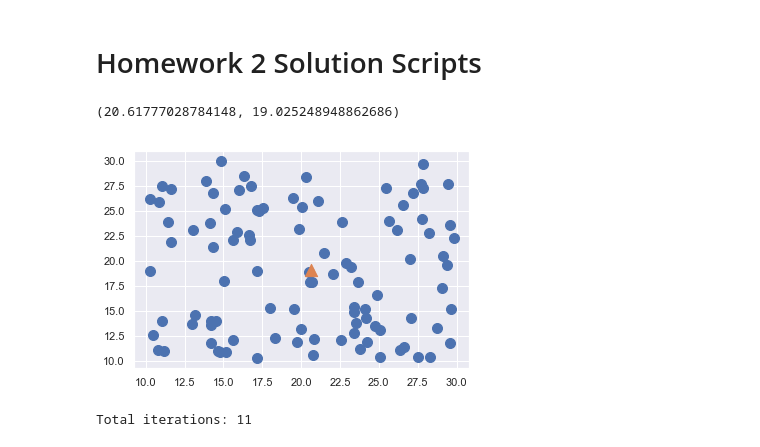
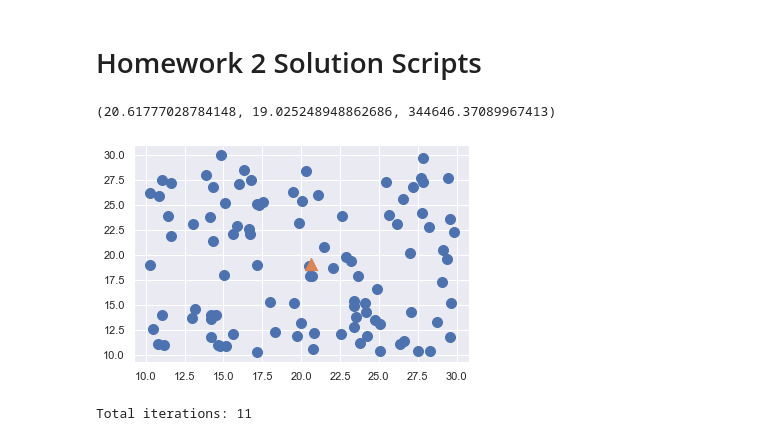
Before and after one commit to akinelden/ie440-homework2, a Jupyter notebook: HW2_scripts.ipynb, the cells around one changed output. Cells and saved outputs as stored; diff of their text form; code cells hidden in the pictures.

Commit message:
Added objective function value for squaredDistSolforSingle

```diff
--- a/HW2_scripts.ipynb
+++ b/HW2_scripts.ipynb
@@ -32,12 +32,20 @@ def squaredDistSolforSingle(H=[], A=[], C=[], m=41):
 # %%
 plt.scatter(A[:, 0], A[:, 1], s=np.size(A,axis=0))
 
-x1, x2 = squaredDistSolforSingle(H,A,C,41)
+m=41 # selected facility
+
+x1, x2 = squaredDistSolforSingle(H,A,C,m)
 plt.scatter(x1,x2, marker='^', s = 150)
-x1, x2
+
+# C[m,:]*H ->> cost for each consumer per unit distance
+# np.sum((A-[x1,x2])**2, axis=1) ->> squared distances of each consumer to facility m
+# objFuncValue ->> total of the multiplication of cost per dist and distances
+objFuncValue = np.dot(C[m,:]*H,np.sum((A-[x1,x2])**2, axis=1))
+
+x1, x2, objFuncValue
 # %% [output]
-(20.61777028784148, 19.025248948862686)
+(20.61777028784148, 19.025248948862686, 344646.37089967413)
-[figure, old version]
+[figure, new version]
 # %%
 def Weiszfeld(H=[], A=[], C=[], m=41, eps = 0.001):
     cond = True
```
